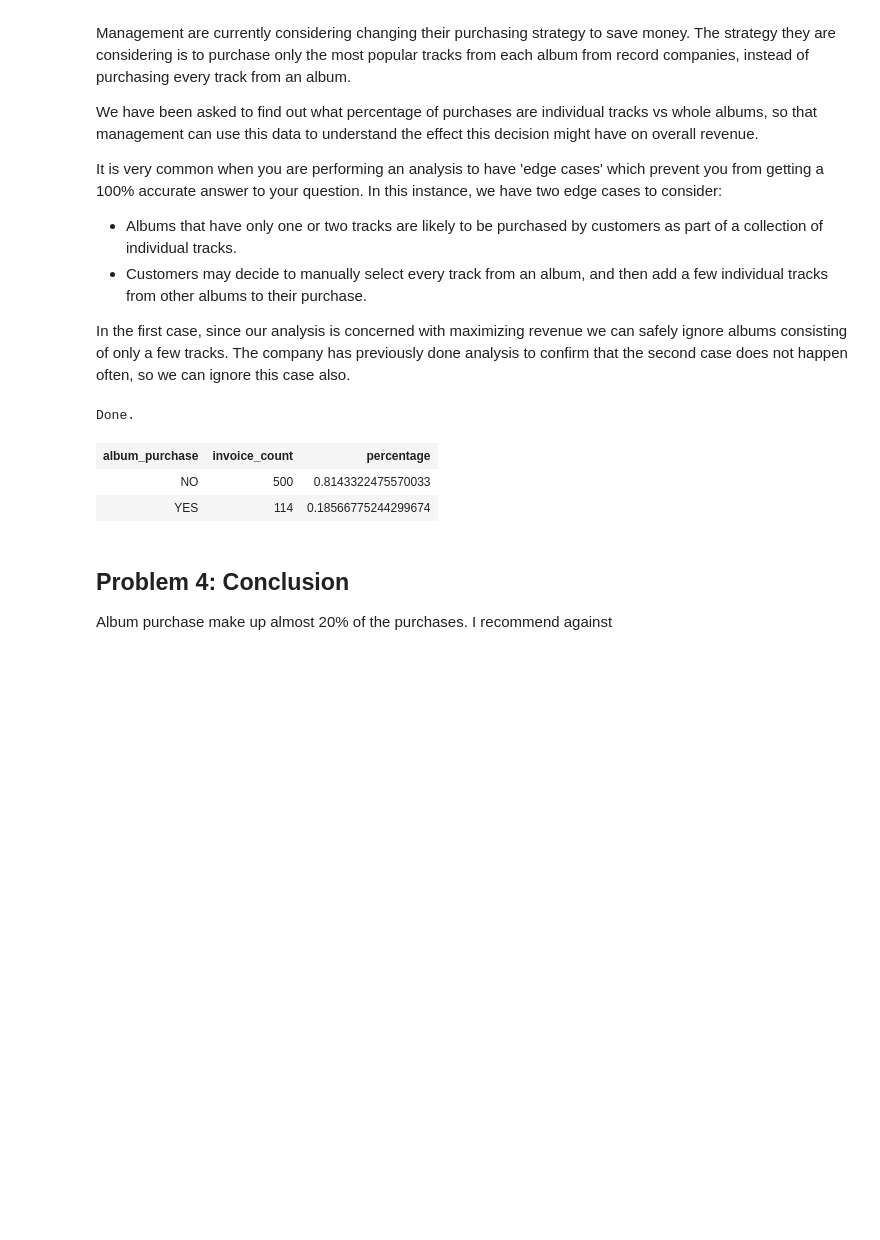
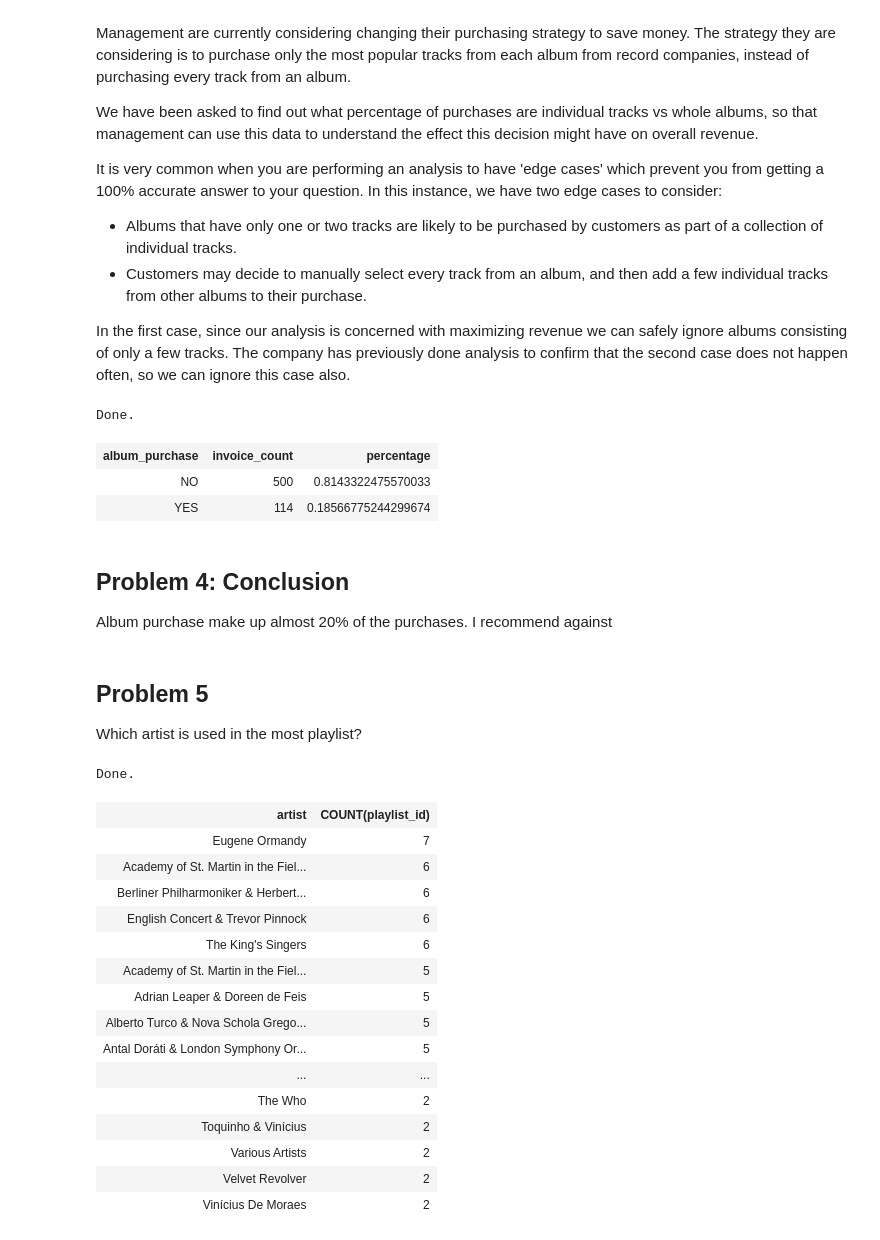
Before and after one commit to dillon725/personal-projects, a Jupyter notebook: SQL Music Store Project.ipynb, the cells around one changed output. Drawn from its saved outputs; the diff is of its cells as text; code cells hidden in the pictures; blank space fills up the shorter version.

```diff
--- a/SQL Music Store Project.ipynb
+++ b/SQL Music Store Project.ipynb
@@ -375,3 +375,55 @@ Done.
 # %% [markdown]
 ## Problem 4: Conclusion
 Album purchase make up almost 20% of the purchases. I recommend against
+# %% [markdown]
+## Problem 5
+
+Which artist is used in the most playlist?
+# %%
+%%sql
+WITH
+master_table AS
+    (
+    SELECT
+        pt.playlist_id playlist_id,
+        alb.album_id album_id,
+        art.name artist
+    FROM playlist_track pt
+    LEFT JOIN track t ON t.track_id = pt.track_id
+    LEFT JOIN album alb ON alb.album_id = t.album_id
+    LEFT JOIN artist art ON art.artist_id = alb.artist_id
+    ),
+artist_table AS
+    (
+    SELECT
+        artist,
+        playlist_id,
+        COUNT(*) counter
+    FROM master_table
+    GROUP BY 1,2
+    )
+
+SELECT
+    artist,
+    COUNT(playlist_id)
+FROM artist_table
+GROUP BY 1
+ORDER BY 2 DESC;
+# %% [output]
+Done.
+| artist | COUNT(playlist_id) |
+| Eugene Ormandy | 7 |
+| Academy of St. Martin in the Fiel... | 6 |
+| Berliner Philharmoniker & Herbert... | 6 |
+| English Concert & Trevor Pinnock | 6 |
+| The King's Singers | 6 |
+| Academy of St. Martin in the Fiel... | 5 |
+| Adrian Leaper & Doreen de Feis | 5 |
+| Alberto Turco & Nova Schola Grego... | 5 |
+| Antal Doráti & London Symphony Or... | 5 |
+| ... | ... |
+| The Who | 2 |
+| Toquinho & Vinícius | 2 |
+| Various Artists | 2 |
+| Velvet Revolver | 2 |
+| Vinícius De Moraes | 2 |
```
Also changed, not shown: parts of 4 cells of this notebook.
